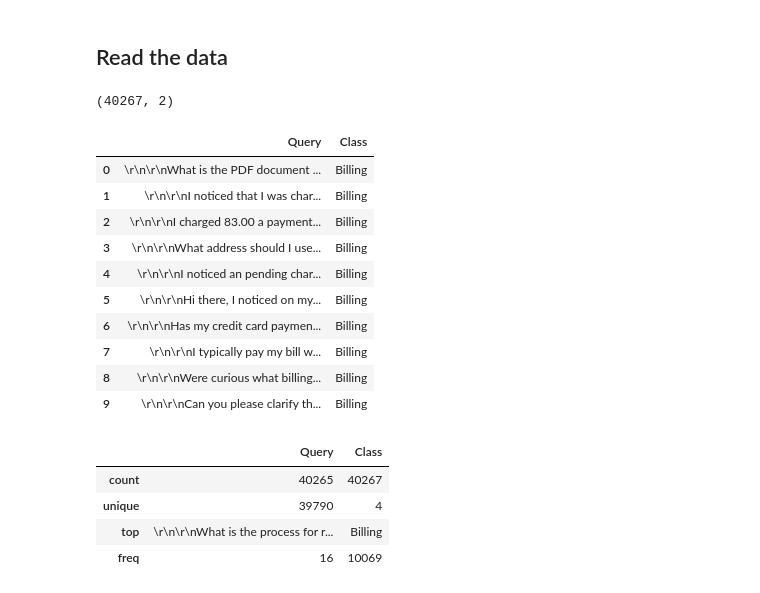
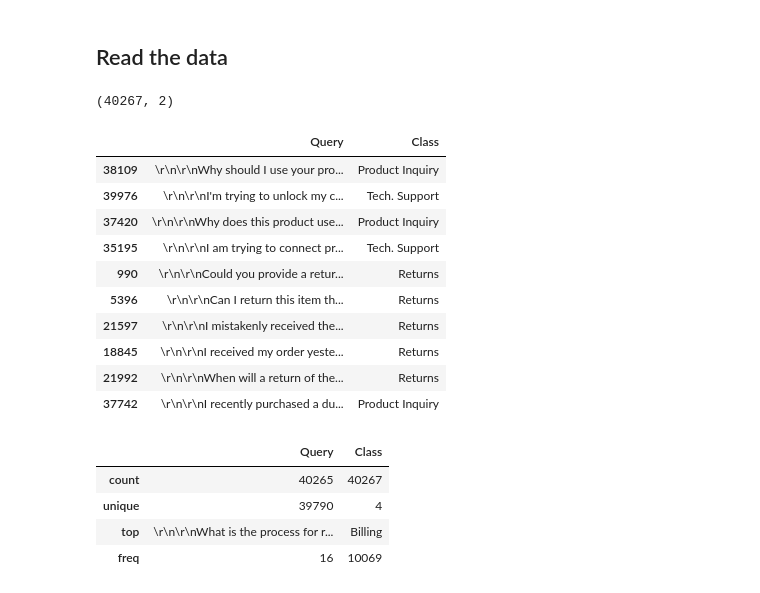
Before and after one commit to hjavadnia/509_Group_Project_20, a Jupyter notebook: group_project_509 .ipynb, the cells around one changed output. Drawn from its saved outputs; the diff is of its cells as text; code cells hidden in the pictures.

```diff
--- a/group_project_509 .ipynb
+++ b/group_project_509 .ipynb
@@ -97,20 +97,20 @@ import pandas as pd
 data = pd.read_csv('/Users/fatemehkhosravi/Desktop/cus_q_dataset_final.csv')
 # %%
 print(data.shape)
-data.head(10)
+data.sample(10)
 # %% [output]
 (40267, 2)
 |  | Query | Class |
-| 0 | \r\n\r\nWhat is the PDF document ... | Billing |
-| 1 | \r\n\r\nI noticed that I was char... | Billing |
-| 2 | \r\n\r\nI charged 83.00 a payment... | Billing |
-| 3 | \r\n\r\nWhat address should I use... | Billing |
-| 4 | \r\n\r\nI noticed an pending char... | Billing |
-| 5 | \r\n\r\nHi there, I noticed on my... | Billing |
-| 6 | \r\n\r\nHas my credit card paymen... | Billing |
-| 7 | \r\n\r\nI typically pay my bill w... | Billing |
-| 8 | \r\n\r\nWere curious what billing... | Billing |
-| 9 | \r\n\r\nCan you please clarify th... | Billing |
+| 38109 | \r\n\r\nWhy should I use your pro... | Product Inquiry |
+| 39976 | \r\n\r\nI'm trying to unlock my c... | Tech. Support |
+| 37420 | \r\n\r\nWhy does this product use... | Product Inquiry |
+| 35195 | \r\n\r\nI am trying to connect pr... | Tech. Support |
+| 990 | \r\n\r\nCould you provide a retur... | Returns |
+| 5396 | \r\n\r\nCan I return this item th... | Returns |
+| 21597 | \r\n\r\nI mistakenly received the... | Returns |
+| 18845 | \r\n\r\nI received my order yeste... | Returns |
+| 21992 | \r\n\r\nWhen will a return of the... | Returns |
+| 37742 | \r\n\r\nI recently purchased a du... | Product Inquiry |
 # %%
 #Summary of the dataset
 data.describe()
```
